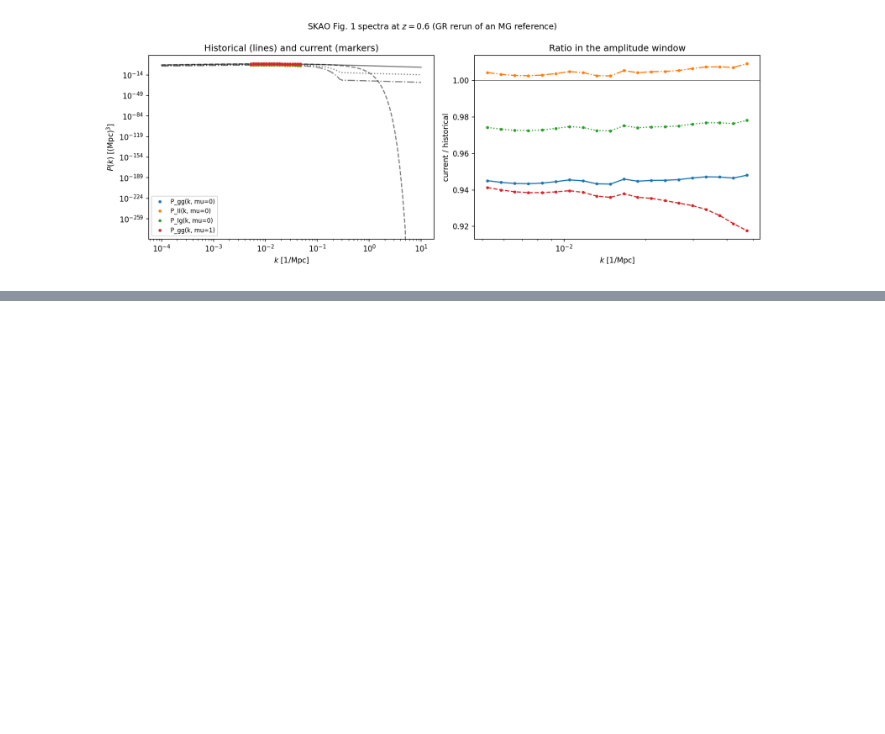
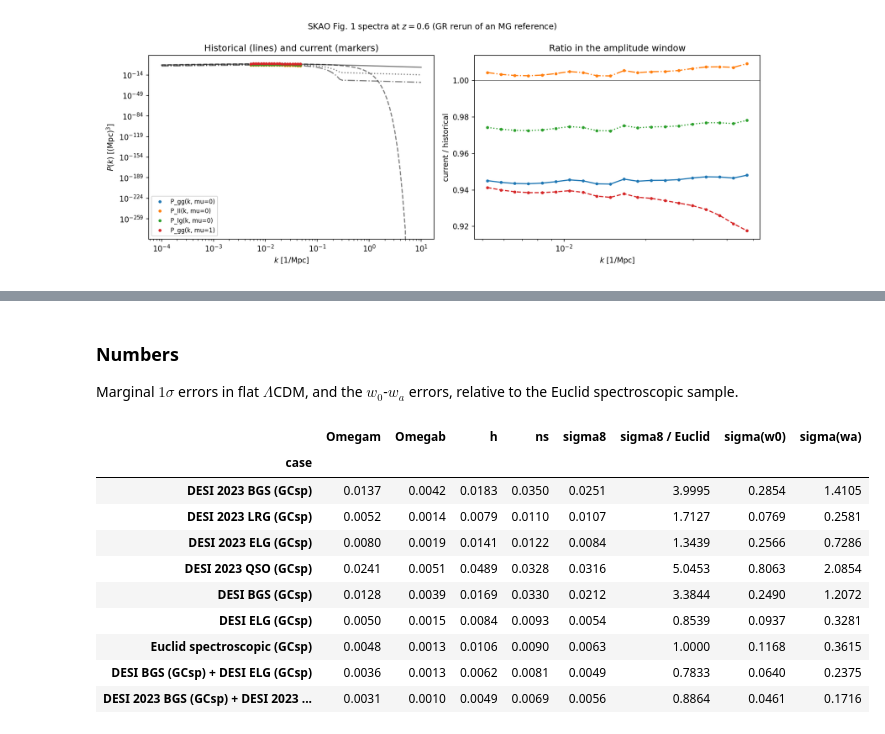
Before and after one commit to santiagocasas/cosmicjellyfish, a Jupyter notebook: notebooks/09-Survey-validation.ipynb, the cells around one changed output, grey strips where cells are left out. Drawn from its saved outputs; the diff is of its cells as text; code cells hidden in the pictures; blank space fills up the shorter version.

```diff
--- a/notebooks/09-Survey-validation.ipynb
+++ b/notebooks/09-Survey-validation.ipynb
@@ -198,3 +264,35 @@ fig1_diagnostic.png
+# %% [markdown]
+### Numbers
+
+Marginal $1\sigma$ errors in flat $\Lambda$CDM, and the $w_0$-$w_a$ errors, relative to the Euclid
+spectroscopic sample.
+# %%
+lcdm = json.loads((DESI_WORKDIR / "survey_forecasts_LCDM.json").read_text())
+w0wa = json.loads((DESI_WORKDIR / "survey_forecasts_w0waCDM.json").read_text())
+w0wa_by_name = {r["name"]: r for r in w0wa["results"]}
+reference = {r["name"]: r for r in lcdm["results"]}["euclid-spectro"]["sigma"]
+rows = []
+for result in lcdm["results"]:
+    row = {"case": result["label"], **{k: v for k, v in result["sigma"].items()}}
+    row["sigma8 / Euclid"] = result["sigma"]["sigma8"] / reference["sigma8"]
+    other = w0wa_by_name.get(result["name"])
+    if other is not None:
+        row["sigma(w0)"] = other["sigma"]["w0"]
+        row["sigma(wa)"] = other["sigma"]["wa"]
+    rows.append(row)
+pd.DataFrame(rows).set_index("case").style.format(precision=4)
+# %% [output]
+|  | Omegam | Omegab | h | ns | sigma8 | sigma8 / Euclid | sigma(w0) | sigma(wa) |
+| case |  |  |  |  |  |  |  |  |
+| DESI 2023 BGS (GCsp) | 0.0137 | 0.0042 | 0.0183 | 0.0350 | 0.0251 | 3.9995 | 0.2854 | 1.4105 |
+| DESI 2023 LRG (GCsp) | 0.0052 | 0.0014 | 0.0079 | 0.0110 | 0.0107 | 1.7127 | 0.0769 | 0.2581 |
+| DESI 2023 ELG (GCsp) | 0.0080 | 0.0019 | 0.0141 | 0.0122 | 0.0084 | 1.3439 | 0.2566 | 0.7286 |
+| DESI 2023 QSO (GCsp) | 0.0241 | 0.0051 | 0.0489 | 0.0328 | 0.0316 | 5.0453 | 0.8063 | 2.0854 |
+| DESI BGS (GCsp) | 0.0128 | 0.0039 | 0.0169 | 0.0330 | 0.0212 | 3.3844 | 0.2490 | 1.2072 |
+| DESI ELG (GCsp) | 0.0050 | 0.0015 | 0.0084 | 0.0093 | 0.0054 | 0.8539 | 0.0937 | 0.3281 |
+| Euclid spectroscopic (GCsp) | 0.0048 | 0.0013 | 0.0106 | 0.0090 | 0.0063 | 1.0000 | 0.1168 | 0.3615 |
+| DESI BGS (GCsp) + DESI ELG (GCsp) | 0.0036 | 0.0013 | 0.0062 | 0.0081 | 0.0049 | 0.7833 | 0.0640 | 0.2375 |
+| DESI 2023 BGS (GCsp) + DESI 2023 ... | 0.0031 | 0.0010 | 0.0049 | 0.0069 | 0.0056 | 0.8864 | 0.0461 | 0.1716 |
 # %% [markdown]
 ## What to take away
 
```
Also changed, not shown: parts of 11 cells of this notebook, 13 other files.
